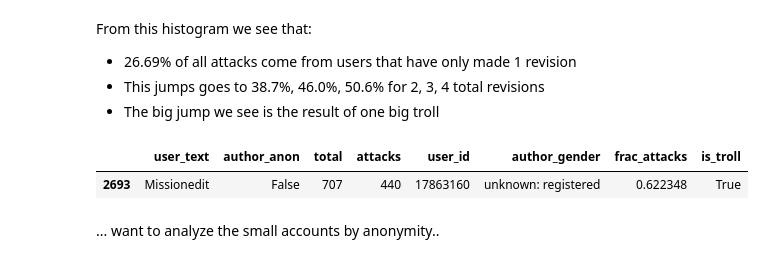
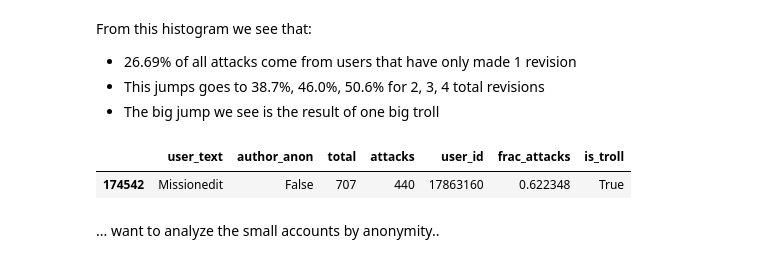
Before and after one commit to ewulczyn/wiki-detox, a Jupyter notebook: src/analysis/Attackers, Victims, and Trolls.ipynb, the cells around one changed output. Cells and saved outputs as stored; diff of their text form; code cells hidden in the pictures.

```diff
--- a/src/analysis/Attackers, Victims, and Trolls.ipynb
+++ b/src/analysis/Attackers, Victims, and Trolls.ipynb
@@ -28,3 +33,0 @@ We compute the fraction of each users revisions that are classified as attacks.
-# %%
-df_a.columns = ['user_text', 'author_anon', 'total', 'attacks', 'user_id']
-df_a = df_a.query('attacks > 0')
@@ -134,10 +126,10 @@ From this histogram we see that:
 - This jumps goes to 38.7%, 46.0%, 50.6% for 2, 3, 4 total revisions
 - The big jump we see is the result of one big troll
 # %%
-df_a.query('total <= 710').query('total >= 700')
+df_a.query('total <= 707').query('total >= 706')
 # %% [output]
-|  | user_text | author_anon | total | attacks | user_id | author_gender | frac_attacks | is_troll |
-| 2693 | Missionedit | False | 707 | 440 | 17863160 | unknown: registered | 0.622348 | True |
+|  | user_text | author_anon | total | attacks | user_id | frac_attacks | is_troll |
+| 174542 | Missionedit | False | 707 | 440 | 17863160 | 0.622348 | True |
 # %% [markdown]
 ... want to analyze the small accounts by anonymity..
 # %% [markdown]
```
Also changed, not shown: parts of 27 cells of this notebook.
